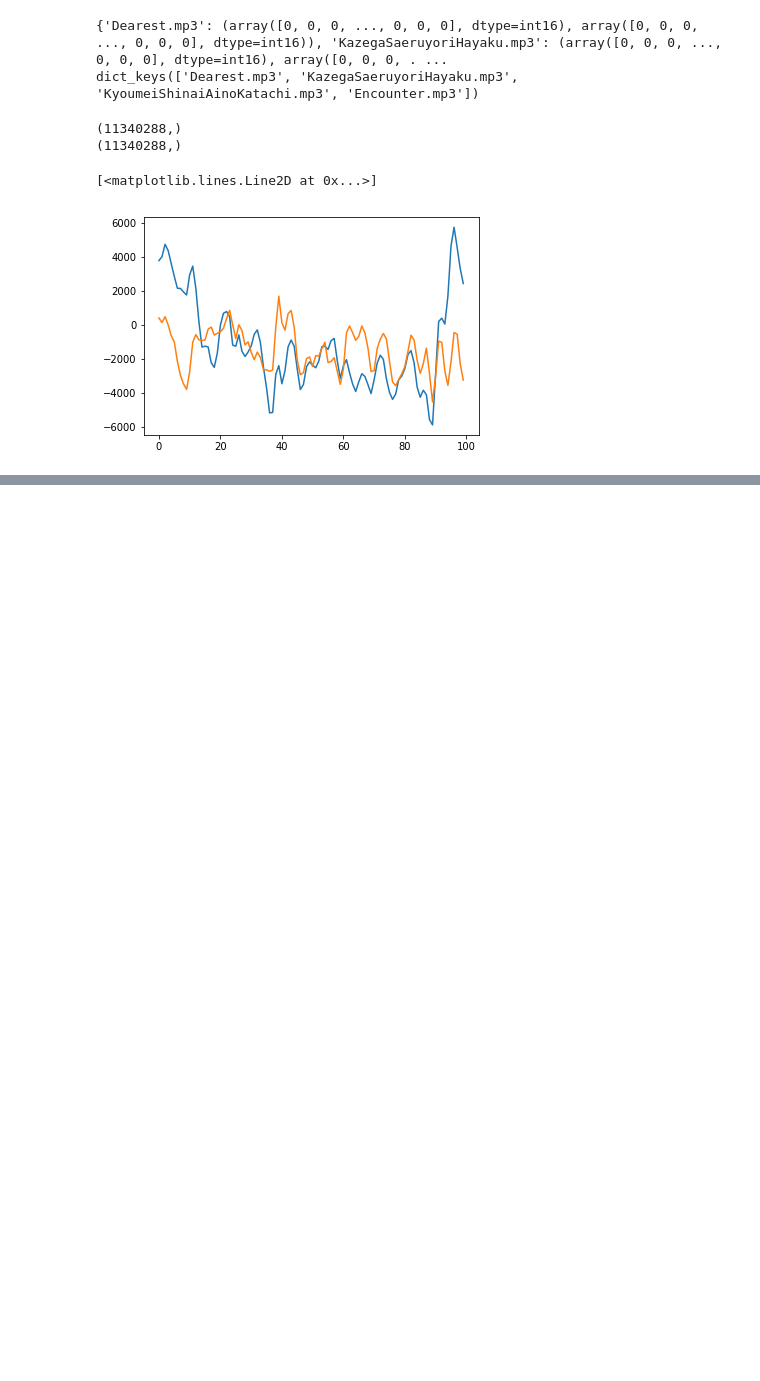
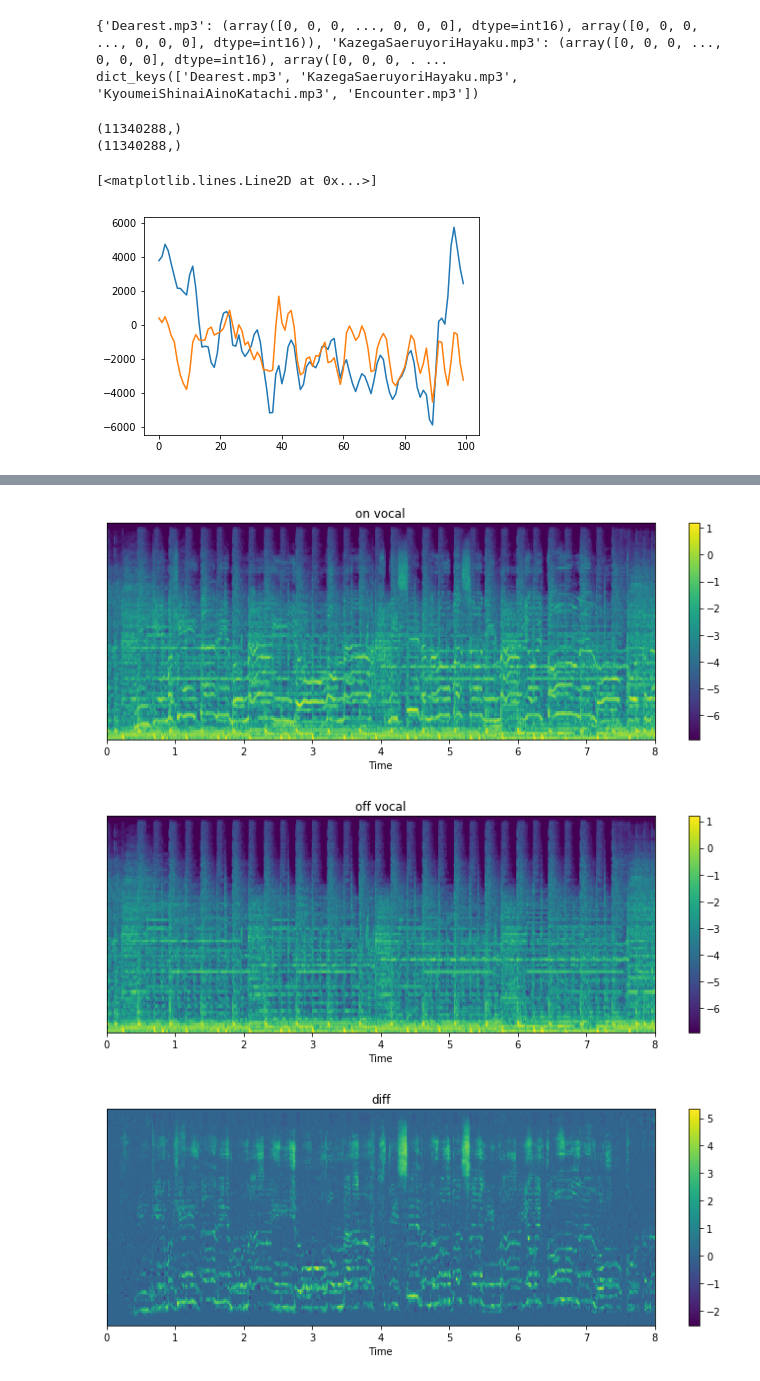
Before and after one commit to hypetrainai/hypetrain, a Jupyter notebook: deepkaraoke/diag.ipynb, the cells around one changed output, grey strips where cells are left out. Saved outputs shown, nothing was run; the diff lists cells and outputs as text; code cells hidden in the pictures; blank space fills up the shorter version.

Commit message:
Move mel spectrogram computation into utils module.

```diff
--- a/deepkaraoke/diag.ipynb
+++ b/deepkaraoke/diag.ipynb
@@ -256,0 +218,18 @@ PlotMel('diff', on_vocal_mel[:, start_frame:start_frame+num_frames] - off_vocal_
+# %%
+sr=44100
+on_vocal, off_vocal = utils.Convert16BitToFloat(*dataset.get_random_batch()[0])
+on_vocal_mel = utils.MelSpectrogram(on_vocal)
+off_vocal_mel = utils.MelSpectrogram(off_vocal)
+
+start_frame = 10000
+start_sample = utils.FramesToSamples(start_frame)
+num_frames = 800
+num_samples = utils.FramesToSamples(num_frames)
+utils.PlotMel('on vocal', on_vocal_mel[:, start_frame:start_frame + num_frames])
+display(Audio(data=on_vocal[start_sample:start_sample + num_samples], rate=sr))
+utils.PlotMel('off vocal', off_vocal_mel[:, start_frame:start_frame + num_frames])
+display(Audio(data=off_vocal[start_sample:start_sample + num_samples], rate=sr))
+utils.PlotMel('diff',
+    on_vocal_mel[:, start_frame:start_frame + num_frames] -
+    off_vocal_mel[:, start_frame:start_frame + num_frames])
+# %% [output]
@@ -256,0 +238,3 @@ PlotMel('diff', on_vocal_mel[:, start_frame:start_frame+num_frames] - off_vocal_
+[figure, added]
+[figure, added]
+[figure, added]
```
Also changed, not shown: parts of 4 cells of this notebook, 1 other file.
